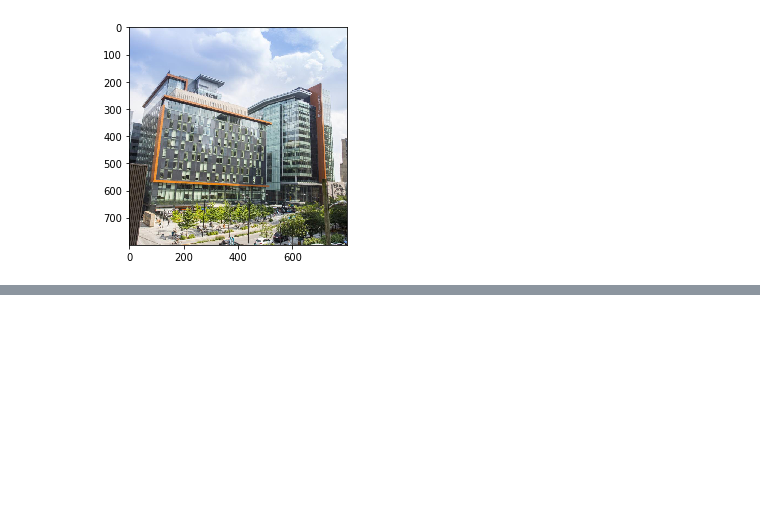
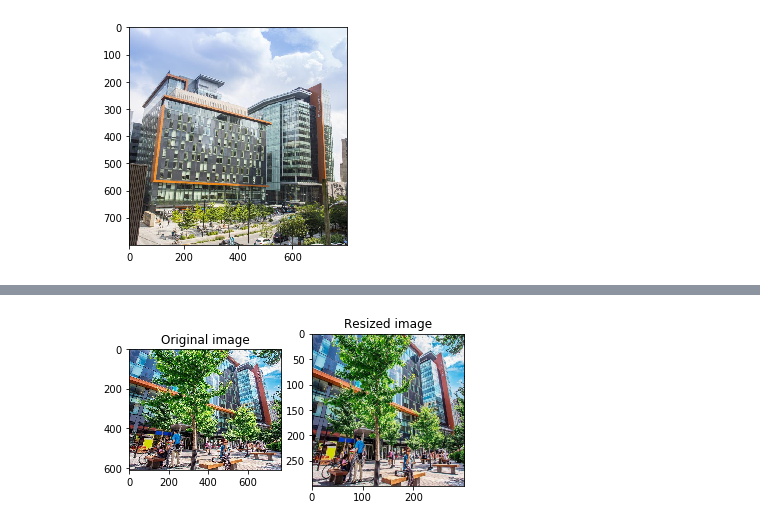
Before and after one commit to ma-shamshiri/Image-Preprocessing, a Jupyter notebook: load_image.ipynb, the cells around one changed output, grey strips where cells are left out. Saved outputs shown, nothing was run; the diff lists cells and outputs as text; code cells hidden in the pictures; blank space fills up the shorter version.

```diff
--- a/load_image.ipynb
+++ b/load_image.ipynb
@@ -61,0 +87,18 @@ plt.show()
+# %%
+from skimage import transform
+
+original_image = io.imread("C:/Users/HOME/Pictures/Saved Pictures/3.jpg", as_gray = False)
+
+resized_image = transform.resize(original_image, (300,300))
+
+plt.subplot(121)
+plt.imshow(original_image)
+plt.title("Original image")
+
+plt.subplot(122)
+plt.imshow(resized_image)
+plt.title("Resized image")
+
+plt.show()
+# %% [output]
+[figure, added]
```
Also changed, not shown: parts of 8 cells of this notebook.
